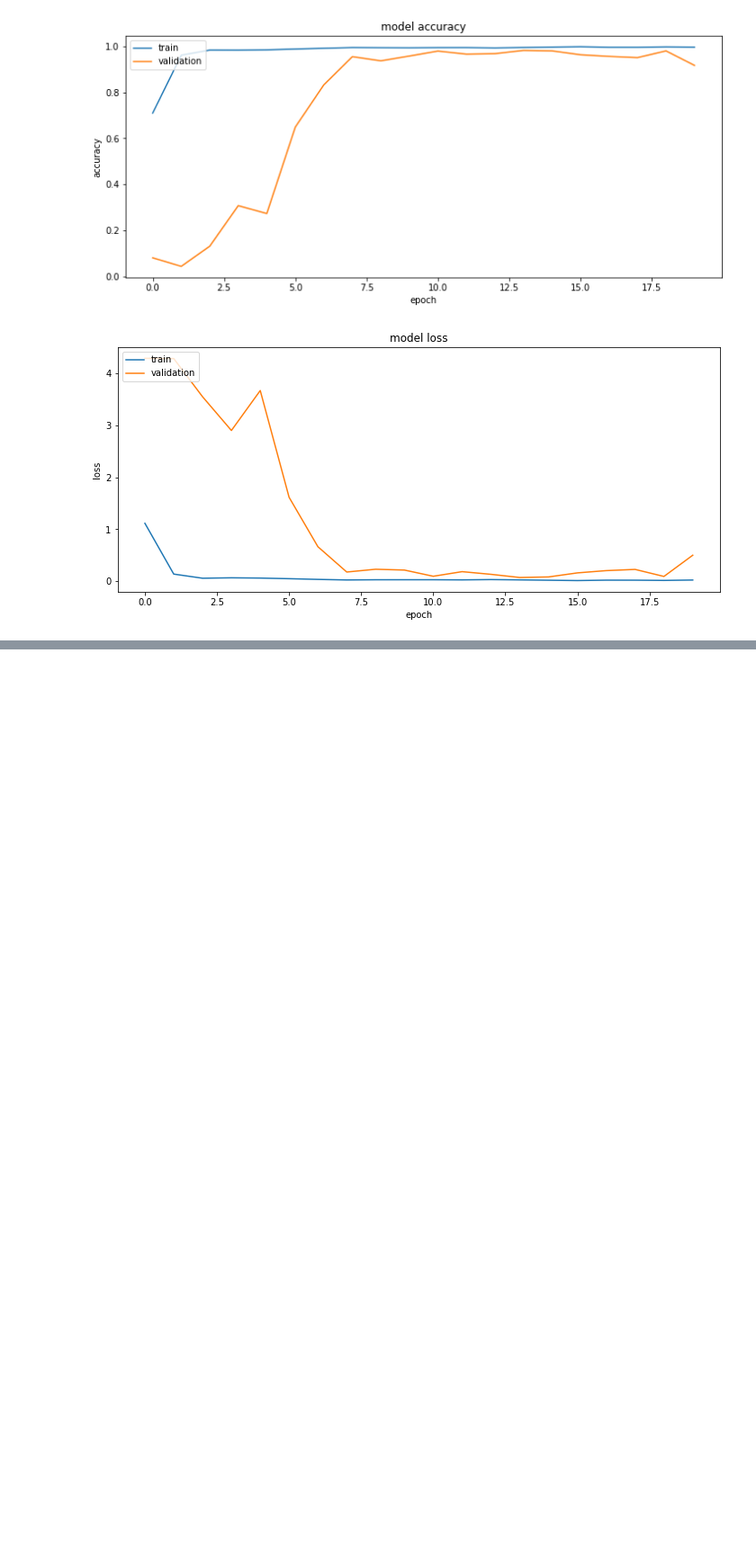
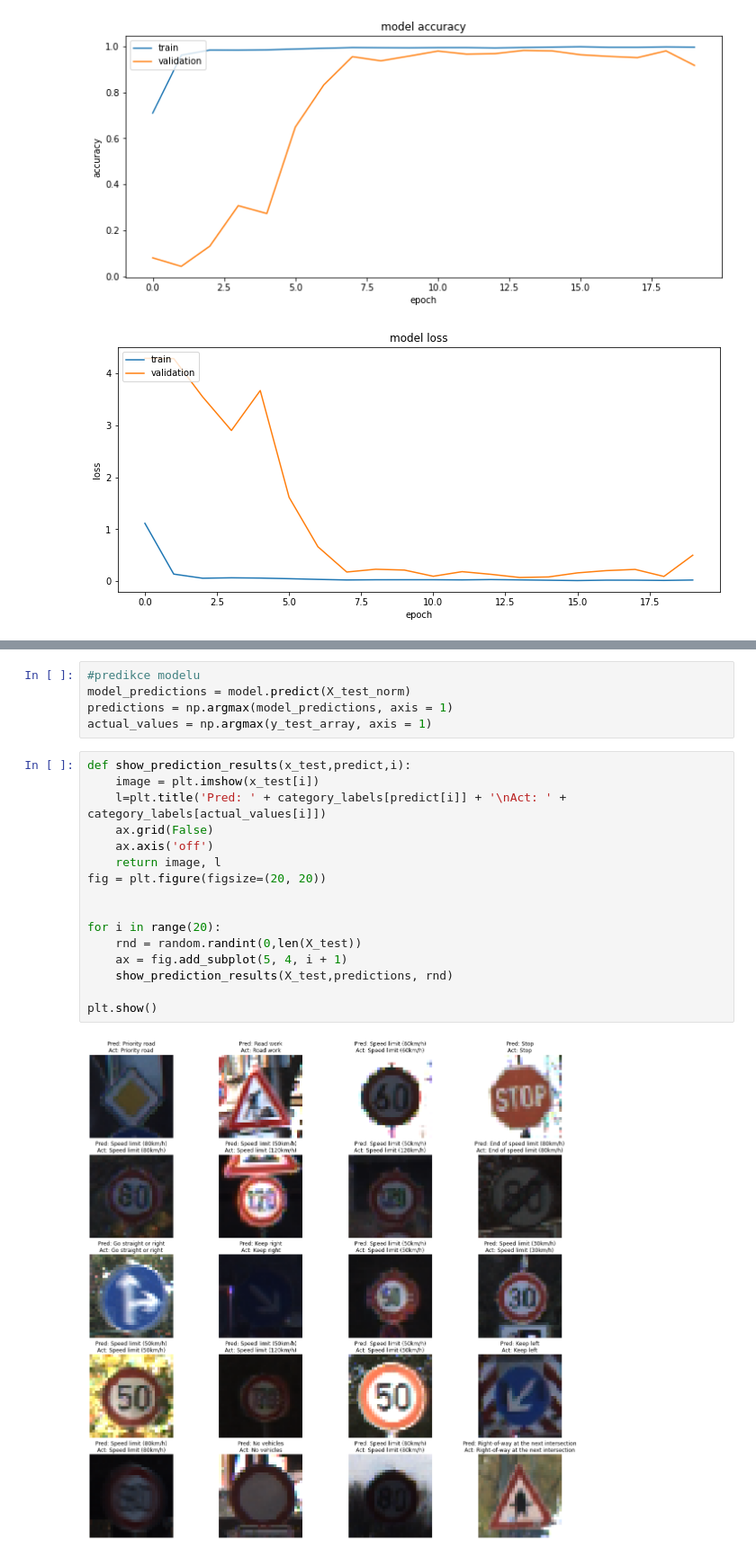
Before and after one commit to StanleyCZ/smap2022-traffic-sign-classification, a Jupyter notebook: smap2022-traffic-sign-classification.ipynb, the cells around one changed output, grey strips where cells are left out. Shown at 90% size. Saved outputs shown, nothing was run; the diff lists cells and outputs as text; blank space fills up the shorter version.

```diff
--- a/smap2022-traffic-sign-classification.ipynb
+++ b/smap2022-traffic-sign-classification.ipynb
@@ -202,0 +210,23 @@ plt.show()
+# %%
+#predikce modelu
+model_predictions = model.predict(X_test_norm)
+predictions = np.argmax(model_predictions, axis = 1)
+actual_values = np.argmax(y_test_array, axis = 1)
+# %%
+def show_prediction_results(x_test,predict,i):
+    image = plt.imshow(x_test[i])
+    l=plt.title('Pred: ' + category_labels[predict[i]] + '\nAct: ' + category_labels[actual_values[i]])
+    ax.grid(False)
+    ax.axis('off')
+    return image, l
+fig = plt.figure(figsize=(20, 20))
+
+
+for i in range(20):
+    rnd = random.randint(0,len(X_test))
+    ax = fig.add_subplot(5, 4, i + 1)
+    show_prediction_results(X_test,predictions, rnd)
+
+plt.show()
+# %% [output]
+[figure, added]
```
Also changed, not shown: parts of 1 cell of this notebook.
